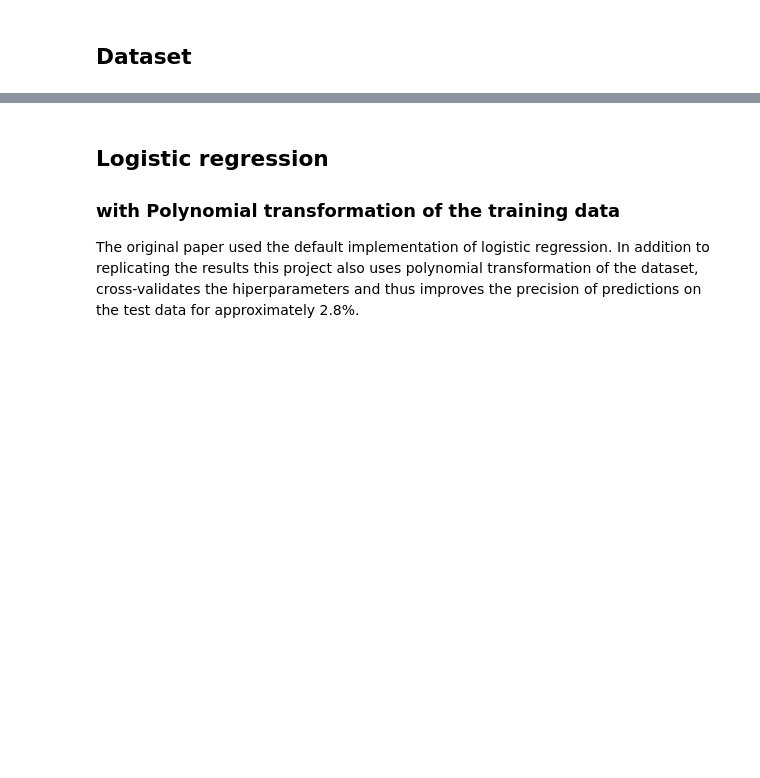
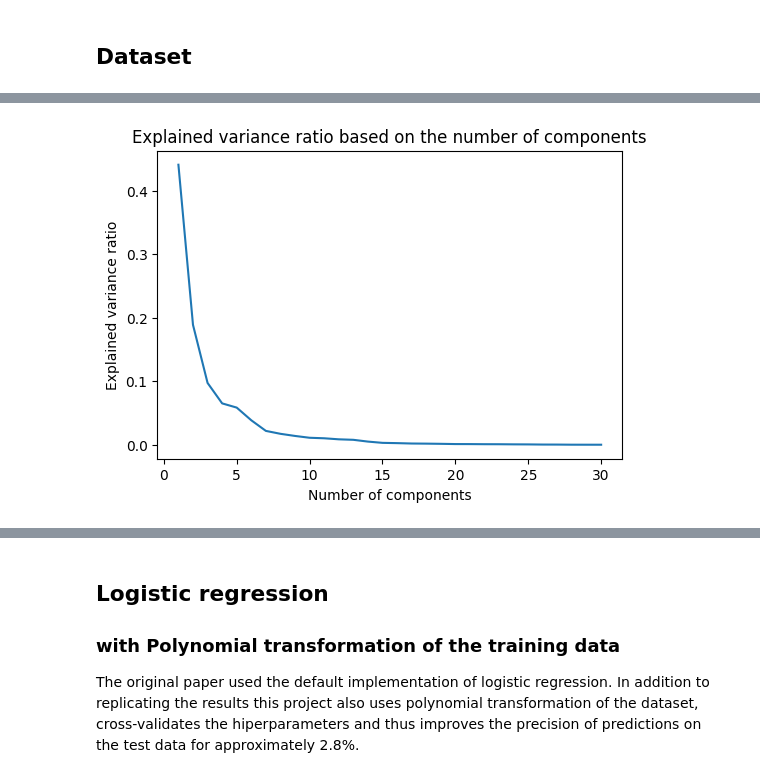
Before and after one commit to matijapavlovic8/breast-cancer-classification, a Jupyter notebook: breast-cancer-classification.ipynb, the cells around one changed output, grey strips where cells are left out. Saved outputs shown, nothing was run; the diff lists cells and outputs as text; code cells hidden in the pictures; blank space fills up the shorter version.

```diff
--- a/breast-cancer-classification.ipynb
+++ b/breast-cancer-classification.ipynb
@@ -732,0 +777,16 @@ Dataset contains 569 examples with 18 features
+# %%
+scaler = StandardScaler()
+X_train_pca = scaler.fit_transform(X_train_pca)
+X_test_pca = scaler.transform(X_test_pca)
+
+pca = PCA()
+pca.fit(X_train_pca)
+
+plt.figure(figsize=(6, 4))
+plt.plot(range(1, len(pca.explained_variance_ratio_) + 1), pca.explained_variance_ratio_)
+plt.title("Explained variance ratio based on the number of components")
+plt.xlabel("Number of components")
+plt.ylabel("Explained variance ratio")
+plt.show()
+# %% [output]
+[figure, added]
```
Also changed, not shown: parts of 24 cells of this notebook.
